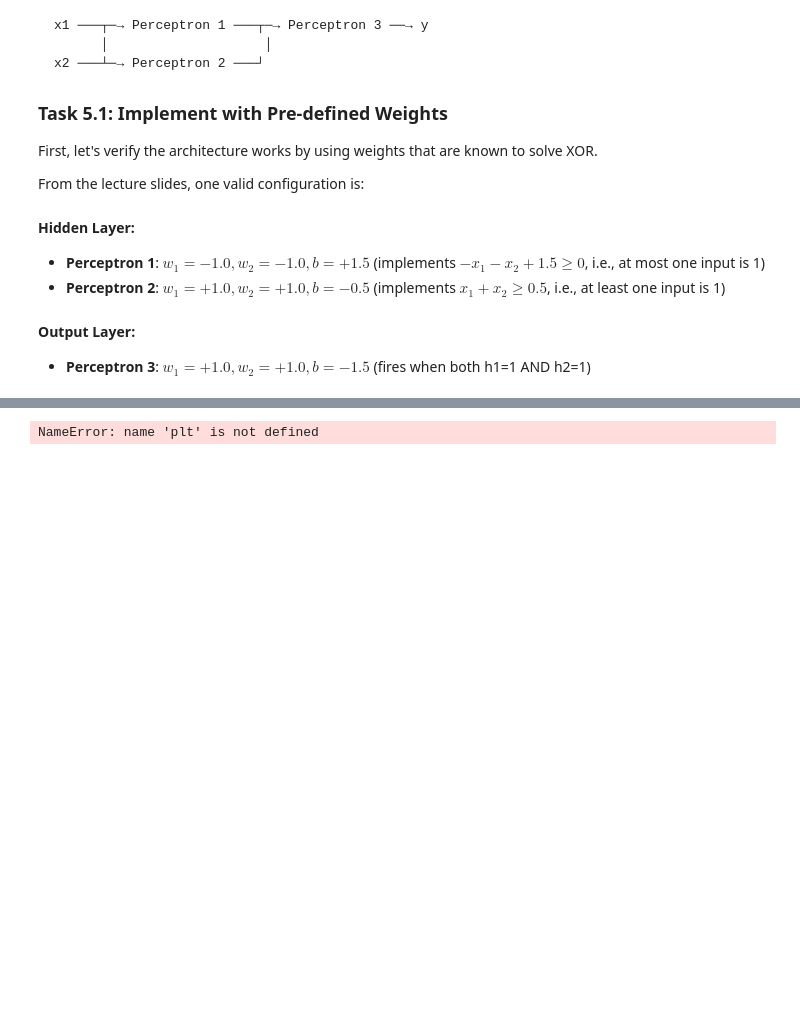
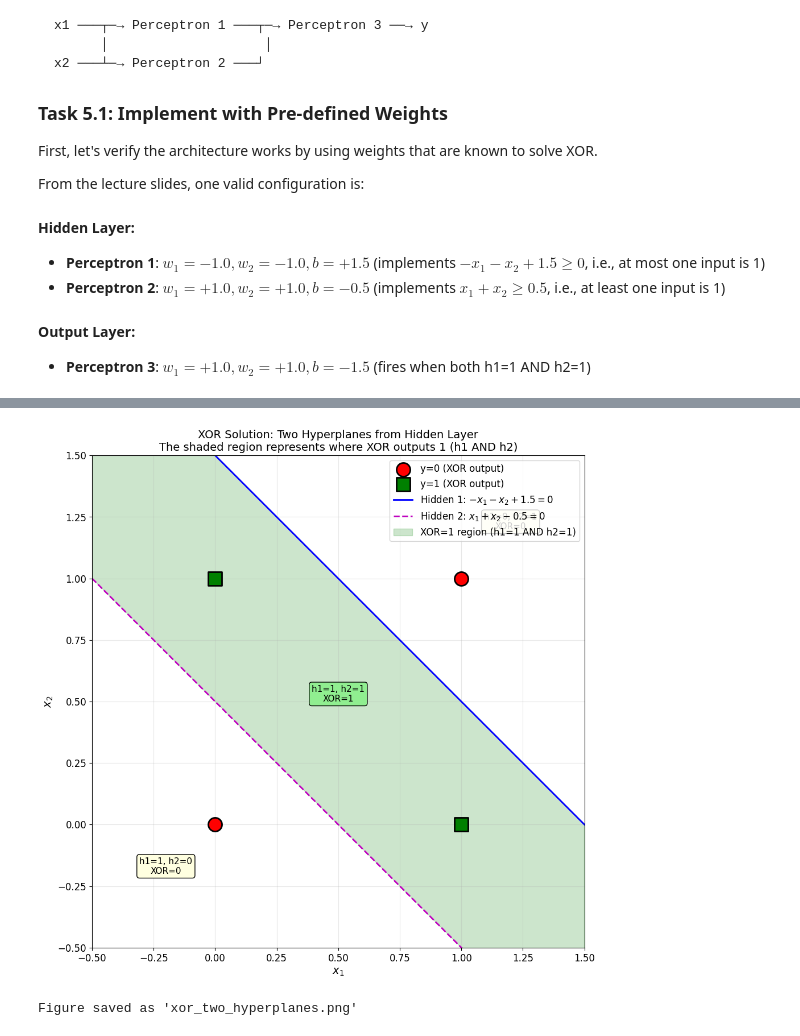
Before and after one commit to TiffanyYongNgikChee/ai-neural-network, a Jupyter notebook: lab1/lab1.ipynb, the cells around one changed output, grey strips where cells are left out. Drawn from its saved outputs; the diff is of its cells as text; code cells hidden in the pictures; blank space fills up the shorter version.

```diff
--- a/lab1/lab1.ipynb
+++ b/lab1/lab1.ipynb
@@ -925,9 +939,8 @@ Key Insight: The two lines divide the input space into three regions:
 The output neuron then selects the region(s) where XOR should output 1. G
 # %%
-# Visualise the two hyperplanes from the hidden layer
 fig, ax = plt.subplots(figsize=(10, 10))
 
-# Plot data points
+# Plot XOR data points
 for i in range(len(X_xor)):
     if y_xor[i] == 0:
         ax.scatter(X_xor[i, 0], X_xor[i, 1], c='red', marker='o', s=300,
@@ -941,44 +954,47 @@ for i in range(len(X_xor)):
 # Define the two hyperplanes from hidden layer
 x1_range = np.linspace(-0.5, 1.5, 100)
 
 # Hidden neuron 1: -x1 - x2 + 1.5 = 0 => x2 = -x1 + 1.5
 x2_h1 = -x1_range + 1.5
-ax.plot(x1_range, x2_h1, 'b-', linewidth=2, label='Hidden 1: $-x_1 - x_2 + 1.5 = 0$')
+ax.plot(x1_range, x2_h1, 'b-', linewidth=2,
+        label='Hidden 1: $-x_1 - x_2 + 1.5 = 0$')
 
 # Hidden neuron 2: x1 + x2 - 0.5 = 0 => x2 = -x1 + 0.5
-# TODO: add code here to compute x2 for this neuron
-ax.plot(x1_range, x2_h2, 'm--', linewidth=2, label='Hidden 2: $x_1 + x_2 - 0.5 = 0$')
+x2_h2 = -x1_range + 0.5
+ax.plot(x1_range, x2_h2, 'm--', linewidth=2,
+        label='Hidden 2: $x_1 + x_2 - 0.5 = 0$')
 
-# Shade regions
-# Region where XOR = 1 (between the two lines, where both h1=1 and h2=1)
+# Shade region where XOR = 1 (between the two lines)
 ax.fill_between(x1_range, x2_h2, x2_h1, alpha=0.2, color='green',
                 label='XOR=1 region (h1=1 AND h2=1)')
 
-# Add annotations
+# Annotations
 ax.annotate('h1=1, h2=0\nXOR=0', xy=(-0.2, -0.2), fontsize=11, ha='center',
             bbox=dict(boxstyle='round', facecolor='lightyellow'))
 ax.annotate('h1=1, h2=1\nXOR=1', xy=(0.5, 0.5), fontsize=11, ha='center',
             bbox=dict(boxstyle='round', facecolor='lightgreen'))
-
-# TODO: Add code here to yellow-annotate the region where h1=0, h2=1, XOR=0
+ax.annotate('h1=0, h2=1\nXOR=0', xy=(1.2, 1.2), fontsize=11, ha='center',
+            bbox=dict(boxstyle='round', facecolor='lightyellow'))
 
 # Formatting
 ax.set_xlim(-0.5, 1.5)
 ax.set_ylim(-0.5, 1.5)
 ax.set_xlabel('$x_1$', fontsize=14)
 ax.set_ylabel('$x_2$', fontsize=14)
 ax.set_title('XOR Solution: Two Hyperplanes from Hidden Layer\n'
-             'The shaded region represents where XOR outputs 1 (h1 AND h2)', fontsize=14)
+             'The shaded region represents where XOR outputs 1 (h1 AND h2)',
+             fontsize=14)
 ax.grid(True, alpha=0.3)
 ax.legend(loc='upper right')
 ax.set_aspect('equal')
+
 plt.tight_layout()
 plt.savefig('xor_two_hyperplanes.png', dpi=150, bbox_inches='tight')
 plt.show()
-
 print("Figure saved as 'xor_two_hyperplanes.png'")
 # %% [output]
+[figure, added]
-NameError: name 'plt' is not defined
+Figure saved as 'xor_two_hyperplanes.png'
 # %% [markdown]
 ### Task 5.3: Implement a Trainable Two-Layer Network
 This is more advanced: implement a two-layer network that can learn the XOR weights through training.
```
Also changed, not shown: parts of 5 cells of this notebook, 2 other files.
